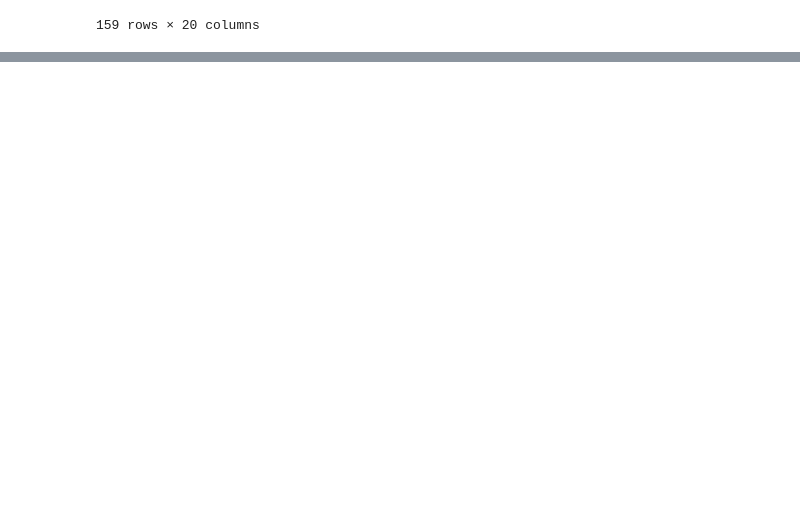
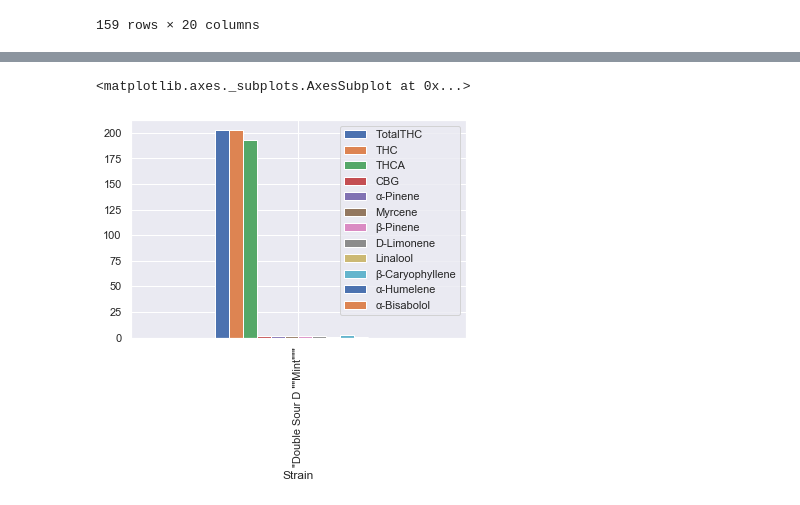
Before and after one commit to kavehamini/Cannabis_Project, a Jupyter notebook: Cannabis_Project.ipynb, the cells around one changed output, grey strips where cells are left out. Saved outputs shown, nothing was run; the diff lists cells and outputs as text; code cells hidden in the pictures; blank space fills up the shorter version.

```diff
--- a/Cannabis_Project.ipynb
+++ b/Cannabis_Project.ipynb
@@ -316,0 +340,7 @@ ValueError: Either both or neither of `x` and `y` must be specified (but try pas
+# %%
+#
+cleandf.groupby('Strain').mean()[['TotalTHC','THC','THCA','CBG','α-Pinene','Myrcene','β-Pinene','D-Limonene',
+                                  'Linalool','β-Caryophyllene','α-Humelene','α-Bisabolol']][:1].plot(kind='bar')
+# %% [output]
+<matplotlib.axes._subplots.AxesSubplot at 0x...>
+[figure, added]
```
Also changed, not shown: parts of 3 cells of this notebook.
